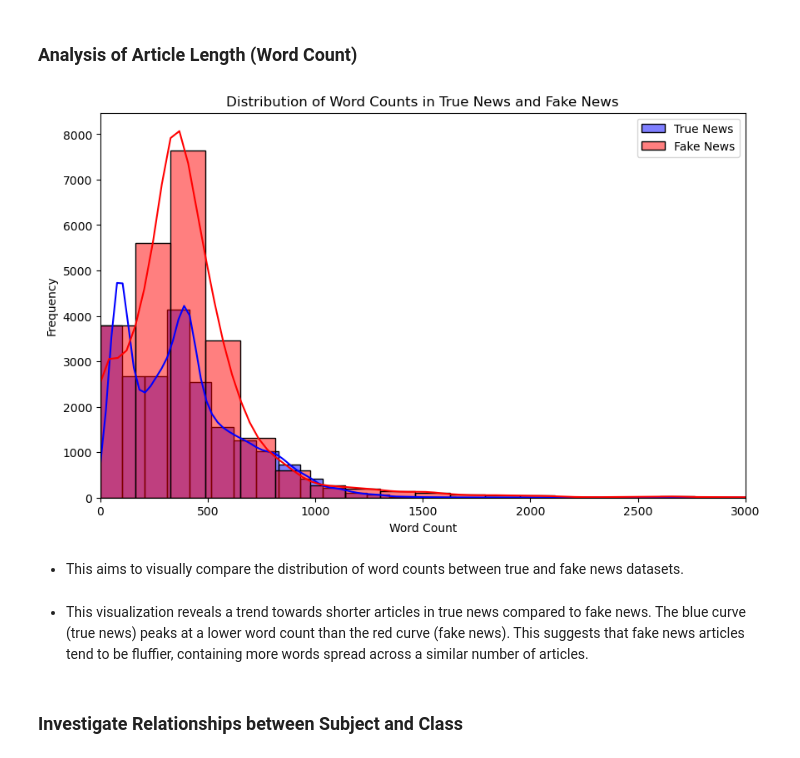
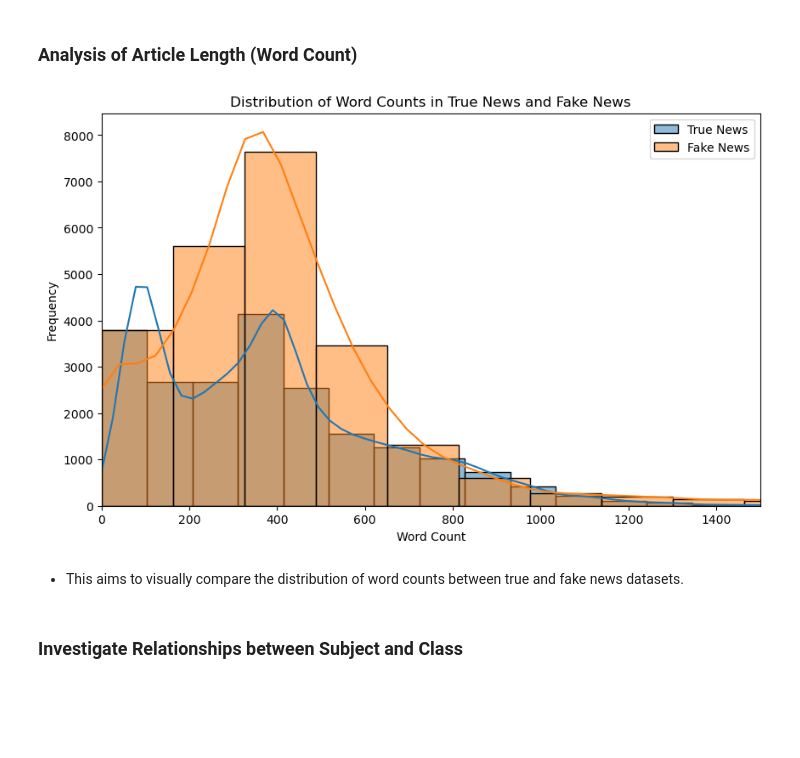
Before and after one commit to idatonui/Fake-News-Prediction, a Jupyter notebook: Fake News Prediction Notebook.ipynb, the cells around one changed output. Drawn from its saved outputs; the diff is of its cells as text; code cells hidden in the pictures; blank space fills up the shorter version.

```diff
--- a/Fake News Prediction Notebook.ipynb
+++ b/Fake News Prediction Notebook.ipynb
@@ -331,33 +336,31 @@ plt.show()
 # %%
 
 # Calculate word counts for both datasets
 true_news['word_count'] = true_news['text'].apply(lambda x: len(x.split()))
 fake_news['word_count'] = fake_news['text'].apply(lambda x: len(x.split()))
 
 # Create a single plot with histograms for both datasets, limited to word counts up to 3,000
 plt.figure(figsize=(10, 6))
-sns.histplot(data=true_news, x='word_count', kde=True, color='blue', alpha=0.5, label='True News', bins=50)
-sns.histplot(data=fake_news, x='word_count', kde=True, color='red', alpha=0.5, label='Fake News', bins=50)
+sns.histplot(true_news, x='word_count', kde='True', alpha=0.5, label='True News', bins=50)
+sns.histplot(data=fake_news, x='word_count', kde='True', alpha=0.5, label='Fake News', bins=50)
 
 # Set titles and labels
 plt.title('Distribution of Word Counts in True News and Fake News' )
 plt.xlabel('Word Count')
 plt.ylabel('Frequency')
 
-# Set the x-axis limit to 3,000
-plt.xlim(0, 3000)
+# Set the x-axis limit
+plt.xlim(0, 1500)
 
 # Add a legend
 plt.legend()
 
 # Show the plot
 plt.show()
 # %% [output]
-[figure, old version]
+[figure, new version]
 # %% [markdown]
 - This  aims to visually compare the distribution of word counts between true and fake news datasets.
-# %% [markdown]
-- This visualization reveals a trend towards shorter articles in true news compared to fake news. The blue curve (true news) peaks at a lower word count than the red curve (fake news). This suggests that fake news articles tend to be fluffier, containing more words spread across a similar number of articles.
 # %% [markdown]
 ### Investigate Relationships between Subject and Class
 # %%
```
Also changed, not shown: parts of 53 cells of this notebook, 7 other files.
